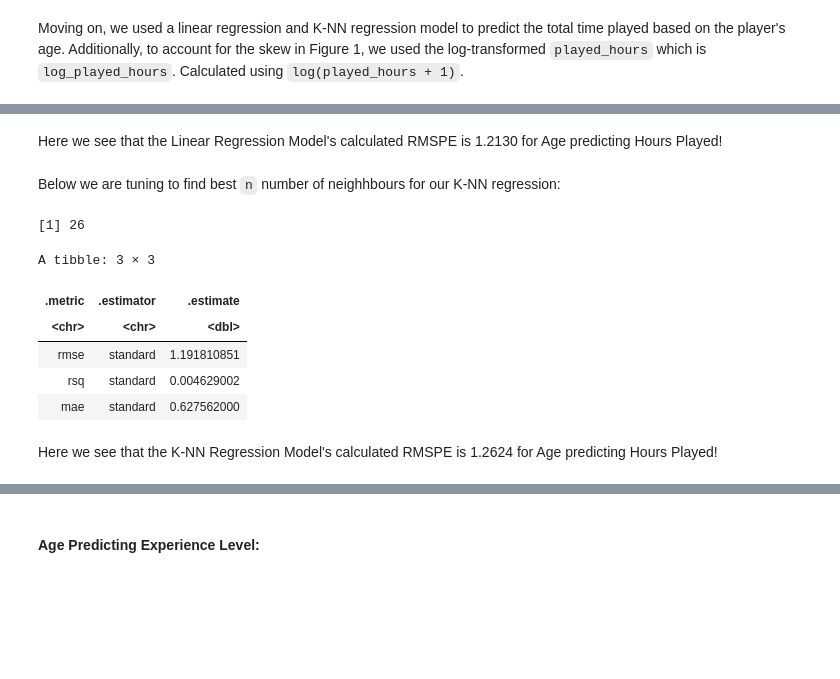
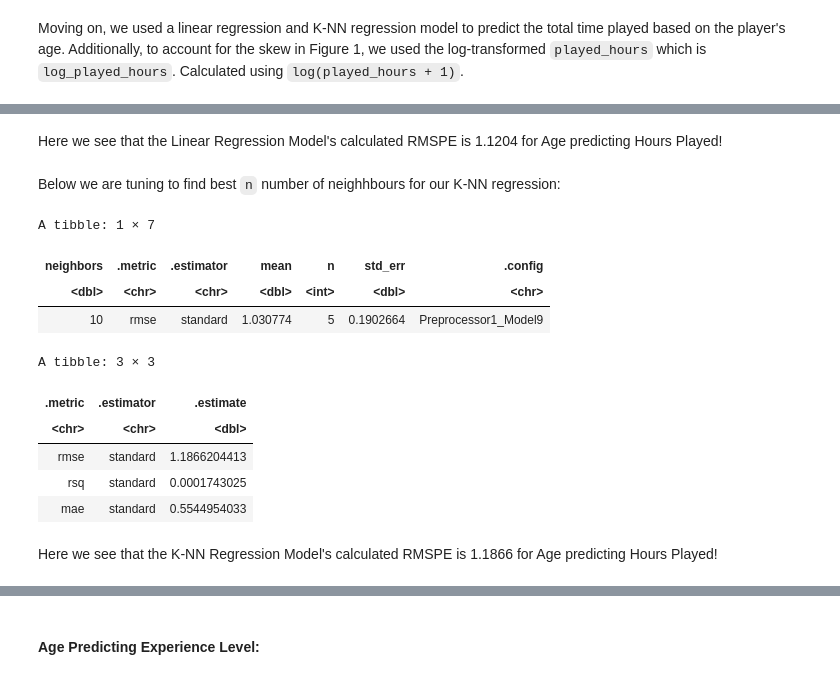
Before and after one commit to Aki175/Project-Final-Report, a Jupyter notebook: Project Final.ipynb, the cells around one changed output, grey strips where cells are left out. Saved outputs shown, nothing was run; the diff lists cells and outputs as text; code cells hidden in the pictures; blank space fills up the shorter version.

```diff
--- a/Project Final.ipynb
+++ b/Project Final.ipynb
@@ -436,9 +436,8 @@ A tibble: 3 × 3
 # %% [markdown]
-Here we see that the Linear Regression Model's calculated RMSPE is 1.2130 for Age predicting Hours Played!
+Here we see that the Linear Regression Model's calculated RMSPE is 1.1204 for Age predicting Hours Played!
 # %% [markdown]
 Below we are tuning to find best `n` number of neighhbours for our K-NN regression:
 # %%
-set.seed(9999)
 knn_recipe_tune <- recipe(log_played_hours ~ age, data = players_train) |>
     step_scale(all_predictors()) |>
     step_center(all_predictors())
@@ -453,7 +452,7 @@ knn_wkflw_tune <- workflow() |>
   add_recipe(knn_recipe_tune) |>
   add_model(knn_spec_tune)
 
-gridvals <- tibble(neighbors = seq(from = 1, to = 30, by = 5))
+gridvals <- tibble(neighbors = seq(from = 2, to = 10, by = 1))
 
 knn_tune_results <- knn_wkflw_tune |>
   tune_grid(resamples = knn_vfold, grid = gridvals) |>
@@ -463,40 +462,40 @@ knn_tune_results <- knn_wkflw_tune |>
 knn_min_tune <- knn_tune_results |>
   filter(mean == min(mean))
 
-knn_min_tune |>
-    select(neighbors) |>
-    pull()
+knn_min_tune
 # %% [output]
-[1] 26
+A tibble: 1 × 7
+| neighbors | .metric | .estimator | mean | n | std_err | .config |
+| <dbl> | <chr> | <chr> | <dbl> | <int> | <dbl> | <chr> |
+| 10 | rmse | standard | 1.030774 | 5 | 0.1902664 | Preprocessor1_Model9 |
 # %%
 # K-NN Regression!
-set.seed(9999)
 knn_recipe <- recipe(log_played_hours ~ age, data = players_train) |>
     step_scale(all_predictors()) |>
     step_center(all_predictors())
 
-knn_spec <- nearest_neighbor(weight_func = 'rectangular', neighbors = 26) |>
+knn_spec <- nearest_neighbor(weight_func = 'rectangular', neighbors = 10) |>     #neighbours = 10, based on previous tune
     set_engine("kknn") |>
     set_mode("regression")
 
 knn_fit <- workflow() |>
     add_recipe(knn_recipe) |>
     add_model(knn_spec) |>
     fit(data = players_train)
 
 knn_metrics <- predict(knn_fit, players_test) |>
     bind_cols(players_test) |>
     metrics(truth = log_played_hours, estimate = .pred)
 
 knn_metrics
 # %% [output]
 A tibble: 3 × 3
 | .metric | .estimator | .estimate |
 | <chr> | <chr> | <dbl> |
-| rmse | standard | 1.191810851 |
-| rsq | standard | 0.004629002 |
-| mae | standard | 0.627562000 |
+| rmse | standard | 1.1866204413 |
+| rsq | standard | 0.0001743025 |
+| mae | standard | 0.5544954033 |
 # %% [markdown]
-Here we see that the K-NN Regression Model's calculated RMSPE is 1.2624 for Age predicting Hours Played!
+Here we see that the K-NN Regression Model's calculated RMSPE is 1.1866 for Age predicting Hours Played!
 # %%
 # Plotting Linear and K-NN Regression Models!
```
Also changed, not shown: parts of 9 cells of this notebook.
